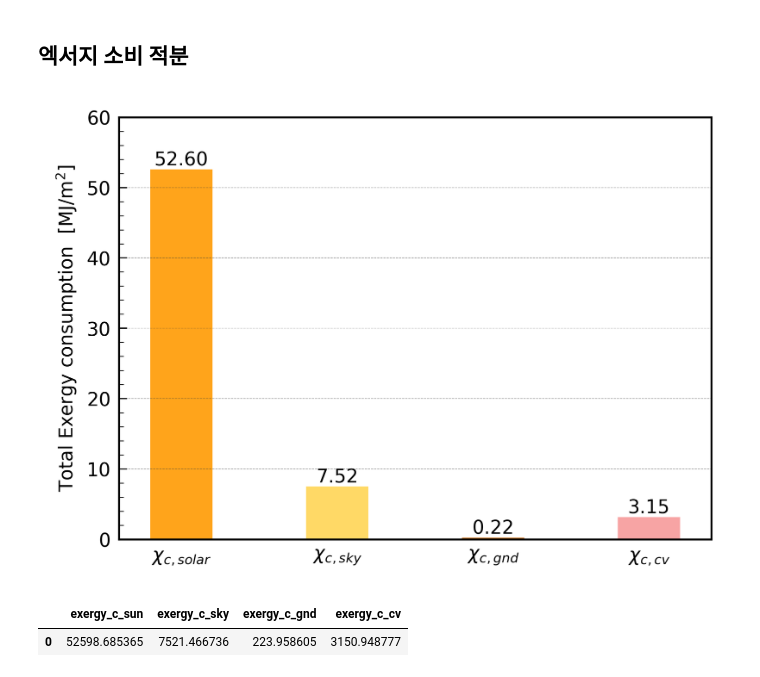
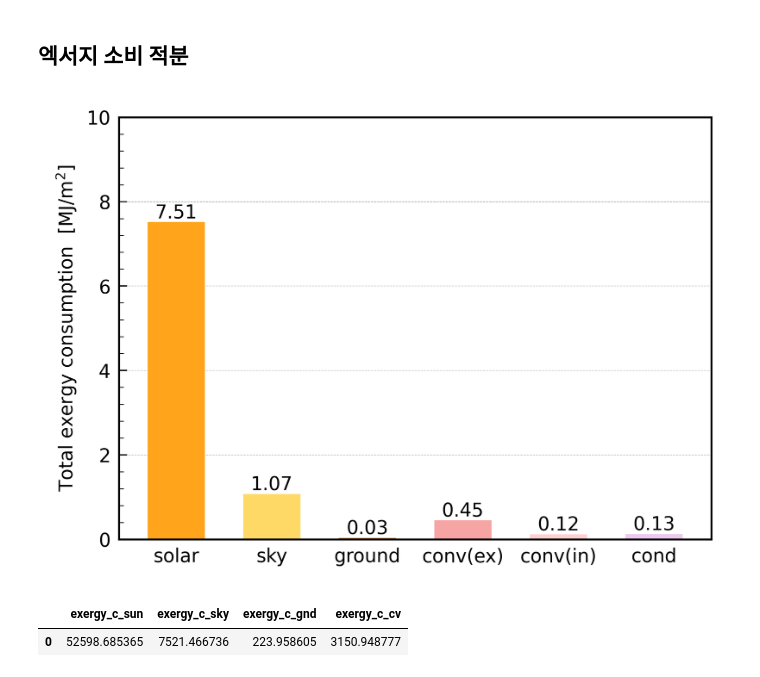
Before and after one commit to Woong233/Exergy, a Jupyter notebook: coding/엑서지 플랏.ipynb, the cells around one changed output. Saved outputs shown, nothing was run; the diff lists cells and outputs as text; code cells hidden in the pictures.

```diff
--- a/coding/엑서지 플랏.ipynb
+++ b/coding/엑서지 플랏.ipynb
@@ -955,20 +956,20 @@ def barplot(Y, node_count):
         dpi=600,
     )
 
-    X = ("${\chi_{c,solar}}$", "${\chi_{c,sky}}$", "${\chi_{c,gnd}}$", "${\chi_{c,cv}}$")
+    X = ("solar", "sky", "ground", "conv(ex)", "conv(in)", "cond")
     x_pos = np.arange(len(X))
     plot_y = Y
-    color = ['#FFA41B','#FFD966', '#c46d1c','#F7A4A4']
-    width= 0.4
+    color = ['#FFA41B','#FFD966', '#c46d1c','#F7A4A4', '#FFD0D0', '#ECC9EE']
+    width= 0.6
 
     # tick settings
 
     ymin = [0]*nfigs
-    ymax = [60]*nfigs
-    yint = [10]*nfigs
+    ymax = [10]*nfigs
+    yint = [2]*nfigs
     ymar = [0]*nfigs
 
-    ylabel = ["Total Exergy consumption $~\mathrm{[MJ/m^2]}$"]*nfigs
+    ylabel = ["Total exergy consumption $~\mathrm{[MJ/m^2]}$"]*nfigs
 
     # 플랏 그리기
     for ridx in range(nrows):
@@ -1016,7 +1017,8 @@ def barplot(Y, node_count):
             ax[ridx,cidx].yaxis.set_minor_locator(ticker.AutoMinorLocator(5))
 
             # 그리드 설정
-            ax[ridx,cidx].grid(True, axis='y', linestyle='--', linewidth=LW[1], color='0.25', alpha = 0.5);
+            ax[ridx,cidx].grid(True, axis='y', linestyle='--', linewidth=LW[1], color='0.25', alpha = 0.5)
+            ax[ridx,cidx].set_axisbelow(True)
 
             # legend
             handles, labels = ax[ridx,cidx].get_legend_handles_labels()
@@ -1041,13 +1043,22 @@ def barplot(Y, node_count):
     plt.subplots_adjust(hspace=0.35, wspace=0.35)
 
     plt.savefig('../data/total_exergy_c_BL.svg', format='svg')
-# %%
-total_exergy_c_BL = df_exergy_c_check.sum().to_frame().transpose()
-total_exergy_c_BL = Mega(total_exergy_c_BL)*t
-
-barplot(total_exergy_c_BL, 4)
-# %% [output]
-[figure, removed]
+# %%
+df_exergy_c_check.iloc[:51840, :] = 0
+
+total_exergy_c_BL = df_exergy_c_check.sum().to_frame().transpose()
+total_exergy_c_BL = Mega(total_exergy_c_BL)*t
+
+df_exergy_c_data.iloc[:51840, :] = 0
+df_total_exergy_c_data = df_exergy_c_data.sum(axis=1).to_frame()
+df_total_exergy_c_data = df_total_exergy_c_data.sum().to_frame()
+df_total_exergy_c_data = Mega(df_total_exergy_c_data)*t
+
+df_bar_plot = pd.concat([total_exergy_c_BL, df_total_exergy_c_data], axis=1)
+
+barplot(df_bar_plot, 6)
+# %% [output]
+[figure, added]
 # %%
 total_exergy_c_BL
 # %% [output]
```
Also changed, not shown: parts of 4 cells of this notebook, 4 other files.
